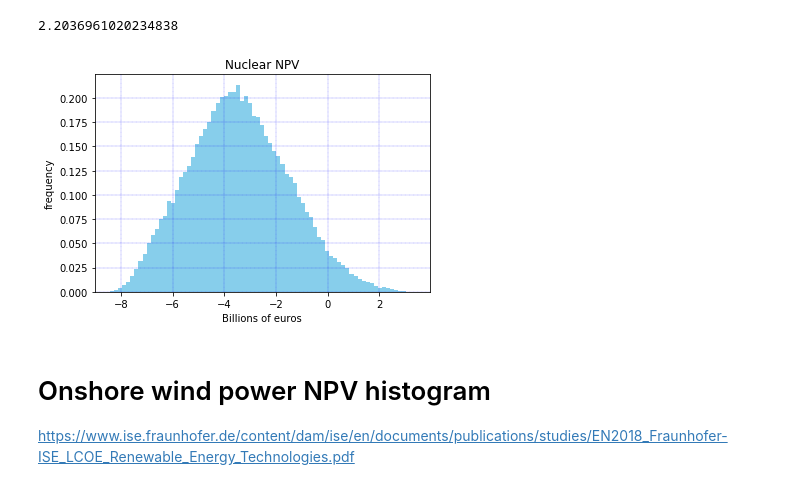
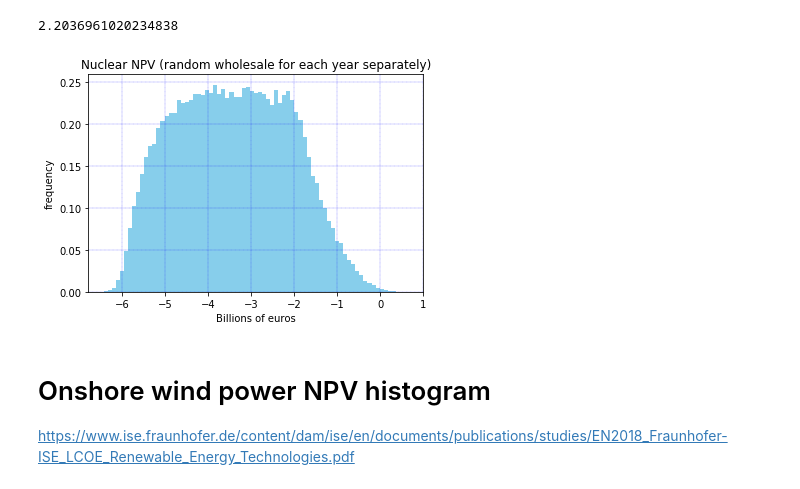
Before and after one commit to martikj2/Net_Present_Value_Energy, a Jupyter notebook: NPV_construction histograms.ipynb, the cells around one changed output. Cells and saved outputs as stored; diff of their text form; code cells hidden in the pictures.

Commit message:
Added another NPV function with time varying wholesale price

```diff
--- a/NPV_construction histograms.ipynb
+++ b/NPV_construction histograms.ipynb
@@ -25,6 +25,29 @@ def NPV(construction_period,n,r,cf,It0,OMkwh,OMfixed,wholesale_price):
         discounted_benefits=discounted_benefits+benefit
         discounted_costs=discounted_costs+cost
     return discounted_benefits-discounted_costs
+# %%
+#Assume that wholesale price simply fluctuates in time in the given range...i.e. permanently low wholesale price
+def NPV2(construction_period,n,r,cf,It0,OMkwh,OMfixed,wholesalemin,wholesalemax):
+    prod=cf*1*365*24
+    constructiont=int(round(construction_period))
+    It=np.zeros(n+constructiont)
+    #It[0]=It0
+    Mt=np.ones(n+constructiont)*(OMkwh*prod+OMfixed)
+    Et=np.ones(n+constructiont)*prod  #kwH
+    for x in range(constructiont):
+        It[x]=It0/constructiont  #spread the investment evenly over the construction period
+        Mt[x]=0   #No costs or production during construction
+        Et[x]=0
+    discounted_benefits=0.0
+    discounted_costs=0.0
+    for x in range(n+constructiont):
+        t=x
+        wholesale_price=np.random.uniform(low=wholesalemin,high=wholesalemax)
+        benefit=Et[x]*(wholesale_price/1000)/np.power((1+r),t)
+        cost=(It[x]+Mt[x])/np.power((1+r),t)
+        discounted_benefits=discounted_benefits+benefit
+        discounted_costs=discounted_costs+cost
+    return discounted_benefits-discounted_costs
 # %% [markdown]
 # Nuclear power NPV histogram
 # %%
@@ -36,7 +59,7 @@ r=0.04    #Discount rate
 OMkwh=0.012  #Euros/kWh variable O&M
 OMfixed=90   #Euros/kW fixed O&M
 wholesale_price=80  #Euros/MWh
-construction_period=10   #years...rounded to integer here
+construction_period=6   #years...rounded to integer here
 # %%
 #Testing that the function works reasonably
 NPV_nuclear=NPV(construction_period,n,r,cf,It0,OMkwh,OMfixed,wholesale_price)/1000   #Billions for a GW plant
@@ -57,20 +80,21 @@ wholesalemax=80
 #numpy.random.uniform(low=0.0, high=1.0, size=None)
 for x in range(samples):
     It0=np.random.uniform(low=Itmin,high=Itmax)
-    wholesale_price=np.random.uniform(low=wholesalemin,high=wholesalemax)
+    #wholesale_price=np.random.uniform(low=wholesalemin,high=wholesalemax)
     r=np.random.uniform(low=rmin,high=rmax)
     #These uniform distributions are kind of idiotic
-    NPV_nuclearv[x]=NPV(construction_period,n,r,cf,It0,OMkwh,OMfixed,wholesale_price)/1000   #Billions for a GW plant
+    #NPV_nuclearv[x]=NPV(construction_period,n,r,cf,It0,OMkwh,OMfixed,wholesale_price)/1000 #Billions for a GW plant
+    NPV_nuclearv[x]=NPV2(construction_period,n,r,cf,It0,OMkwh,OMfixed,wholesalemin,wholesalemax)/1000 #Billions for a GW plant
 # %%
 plt.hist(NPV_nuclearv, bins=75,density=True,color = ["skyblue"])
-plt.title("Nuclear NPV")
+plt.title("Nuclear NPV (random wholesale for each year separately)")
 plt.xlabel("Billions of euros")
 plt.ylabel("frequency")
 plt.grid(color='b', linestyle='--', linewidth=0.25)
-plt.savefig('Nuclear_NPV_constructionperiod.png')
+plt.savefig('Nuclear_NPV_constructionperiod_b.png')
 plt.show()
 # %% [output]
-[figure, old version]
+[figure, new version]
 # %% [markdown]
 # Onshore wind power NPV histogram
 https://www.ise.fraunhofer.de/content/dam/ise/en/documents/publications/studies/EN2018_Fraunhofer-ISE_LCOE_Renewable_Energy_Technologies.pdf
```
Also changed, not shown: parts of 6 cells of this notebook.
